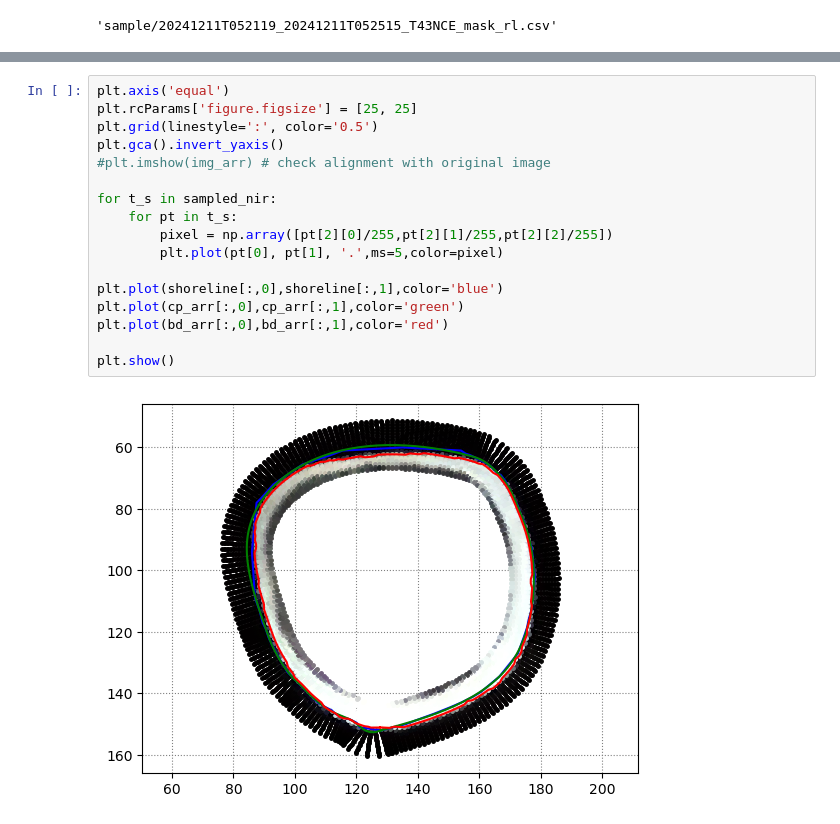
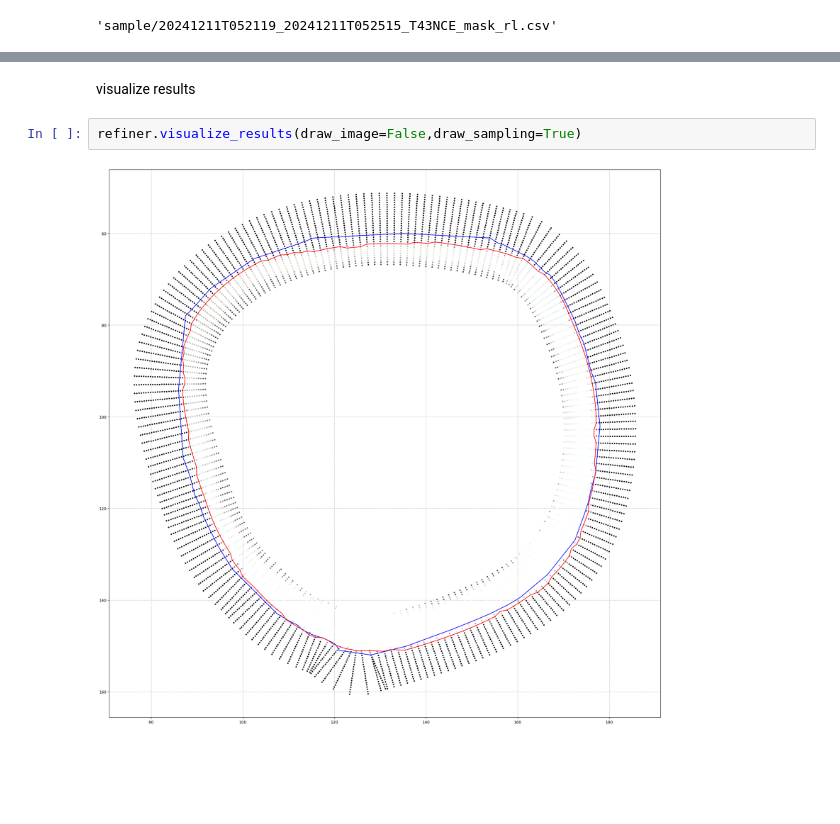
Before and after one commit to Wzesk/littoral_refine, a Jupyter notebook: sample_shoreline_refinement.ipynb, the cells around one changed output, grey strips where cells are left out. Drawn from its saved outputs; the diff is of its cells as text; blank space fills up the shorter version.

```diff
--- a/sample_shoreline_refinement.ipynb
+++ b/sample_shoreline_refinement.ipynb
@@ -51,19 +38,6 @@ sampled_nir = refiner.sample_values
-# %%
-plt.axis('equal')
-plt.rcParams['figure.figsize'] = [25, 25]
-plt.grid(linestyle=':', color='0.5')
-plt.gca().invert_yaxis()
-#plt.imshow(img_arr) # check alignment with original image
-
-for t_s in sampled_nir:
-    for pt in t_s:
-        pixel = np.array([pt[2][0]/255,pt[2][1]/255,pt[2][2]/255])
-        plt.plot(pt[0], pt[1], '.',ms=5,color=pixel)
-
-plt.plot(shoreline[:,0],shoreline[:,1],color='blue')
-plt.plot(cp_arr[:,0],cp_arr[:,1],color='green')
-plt.plot(bd_arr[:,0],bd_arr[:,1],color='red')
-
-plt.show()
-# %% [output]
-[figure, removed]
+# %% [markdown]
+visualize results
+# %%
+refiner.visualize_results(draw_image=False,draw_sampling=True)
+# %% [output]
+[figure, added]
```
Also changed, not shown: parts of 2 cells of this notebook, 4 other files.
